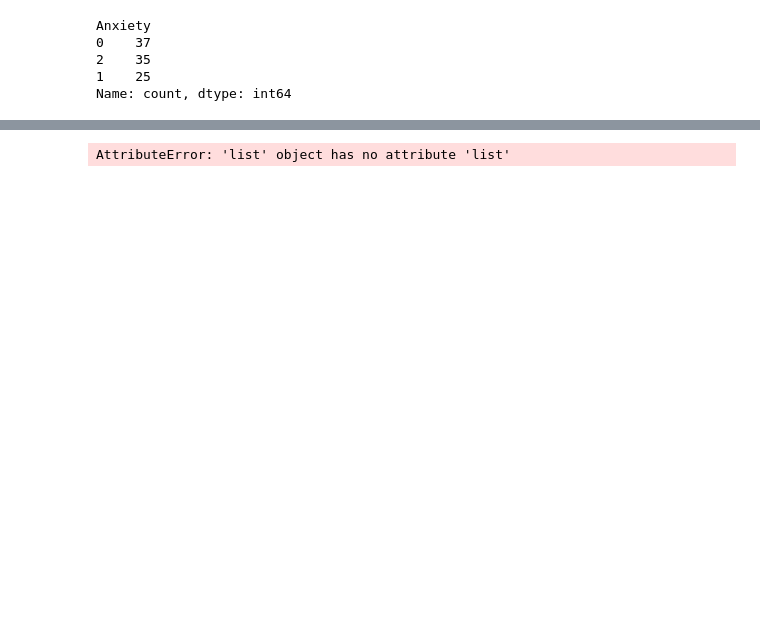
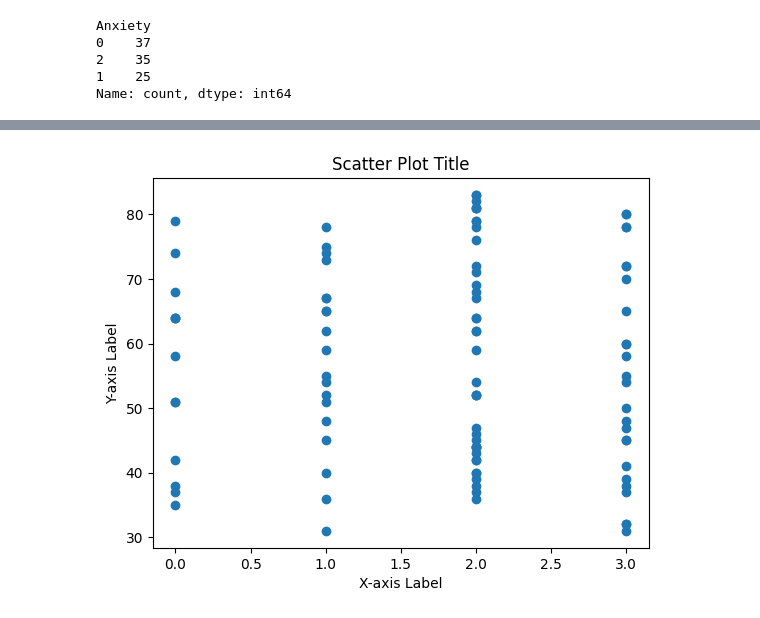
Before and after one commit to devika-dudo/Palliative-care, a Jupyter notebook: Invisible symptom prediction.ipynb, the cells around one changed output, grey strips where cells are left out. Cells and saved outputs as stored; diff of their text form; code cells hidden in the pictures; blank space fills up the shorter version.

```diff
--- a/Invisible symptom prediction.ipynb
+++ b/Invisible symptom prediction.ipynb
@@ -817,19 +823,19 @@ data_dropped.corr()
 # %%
 import matplotlib.pyplot as plt
 
 # Sample data (replace with your actual data)
-x = ['Pain'].list
-y = ['Pain']
+x =data_dropped.Pain
+y = data_dropped.Age
 
 # Create a scatter plot
 plt.scatter(x, y)
 
 # Add labels and title
 plt.xlabel("X-axis Label")
 plt.ylabel("Y-axis Label")
 plt.title("Scatter Plot Title")
 
 # Show the plot
 plt.show()
 # %% [output]
-AttributeError: 'list' object has no attribute 'list'
+[figure, added]
```
Also changed, not shown: parts of 61 cells of this notebook.
